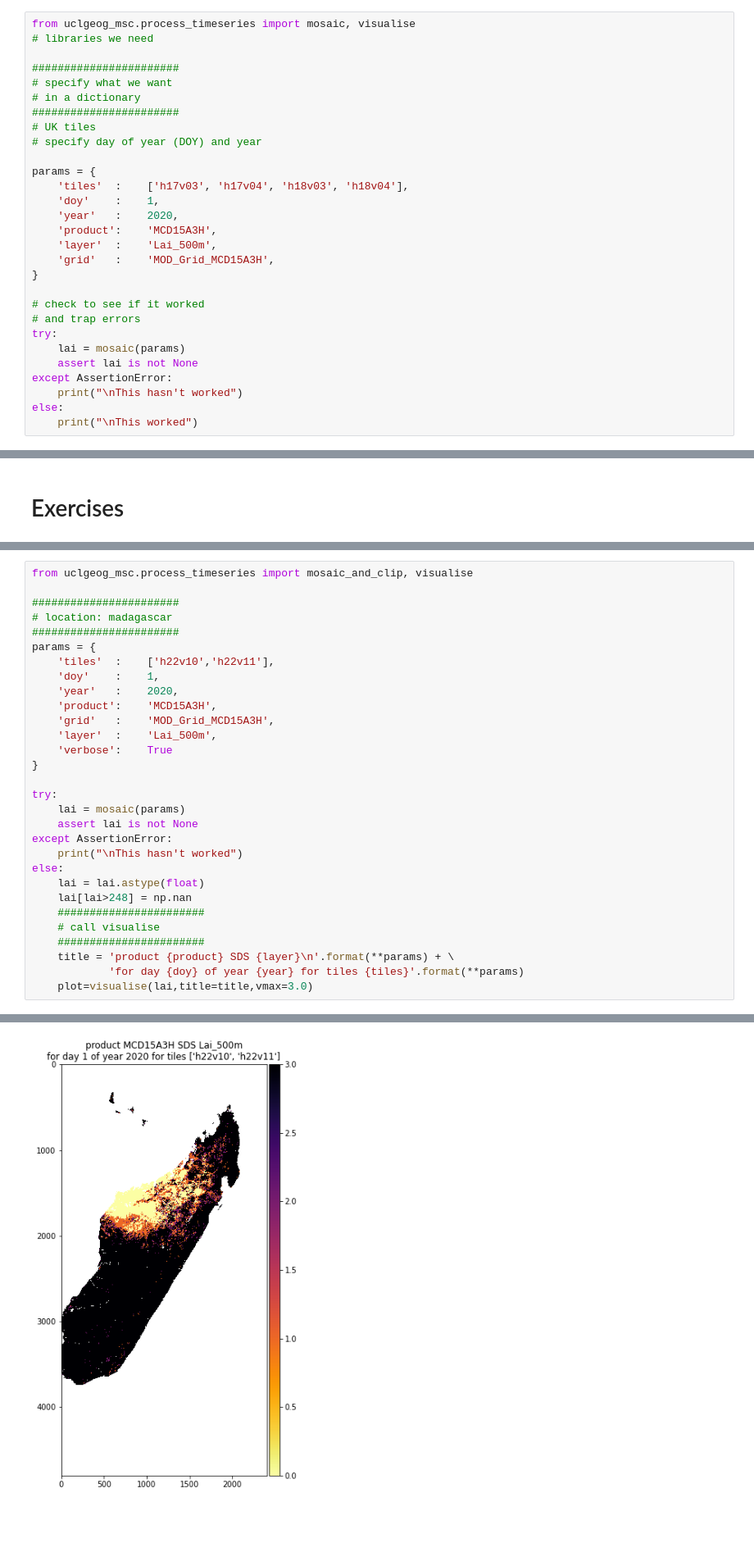
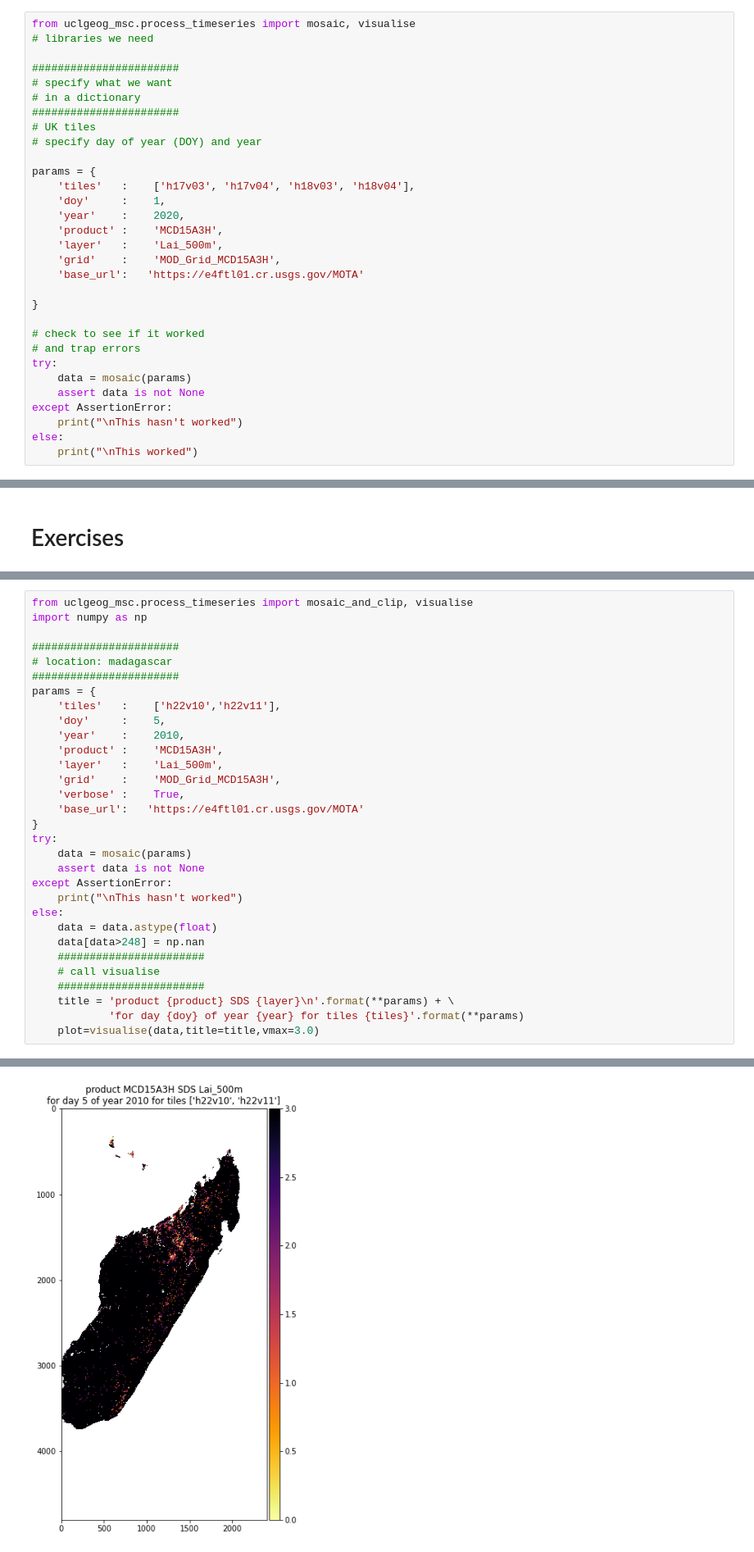
Before and after one commit to UCL-EO/uclgeog_msc_core, a Jupyter notebook: NASA MODIS Earthdata.ipynb, the cells around one changed output, grey strips where cells are left out. Shown at 82% size. Drawn from its saved outputs; the diff is of its cells as text; blank space fills up the shorter version.

```diff
--- a/NASA MODIS Earthdata.ipynb
+++ b/NASA MODIS Earthdata.ipynb
@@ -282,19 +304,21 @@ from uclgeog_msc.process_timeseries import mosaic, visualise
 # specify day of year (DOY) and year
 
 params = {
-    'tiles'  :    ['h17v03', 'h17v04', 'h18v03', 'h18v04'],
-    'doy'    :    1,
-    'year'   :    2020,
-    'product':    'MCD15A3H',
-    'layer'  :    'Lai_500m',
-    'grid'   :    'MOD_Grid_MCD15A3H',
+    'tiles'   :    ['h17v03', 'h17v04', 'h18v03', 'h18v04'],
+    'doy'     :    1,
+    'year'    :    2020,
+    'product' :    'MCD15A3H',
+    'layer'   :    'Lai_500m',
+    'grid'    :    'MOD_Grid_MCD15A3H',
+    'base_url':   'https://e4ftl01.cr.usgs.gov/MOTA'
+
 }
 
 # check to see if it worked
 # and trap errors
 try:
-    lai = mosaic(params)
-    assert lai is not None
+    data = mosaic(params)
+    assert data is not None
 except AssertionError:
     print("\nThis hasn't worked")
 else:
@@ -479,33 +553,34 @@ As before, put comments in your code using `#` to start a comment, to describe w
 You might want to set `verbose` to `True` to get some feedback on what is going on.
 # %%
 from uclgeog_msc.process_timeseries import mosaic_and_clip, visualise
+import numpy as np
 
 #######################
 # location: madagascar
 #######################
 params = {
-    'tiles'  :    ['h22v10','h22v11'],
-    'doy'    :    1,
-    'year'   :    2020,
-    'product':    'MCD15A3H',
-    'grid'   :    'MOD_Grid_MCD15A3H',
-    'layer'  :    'Lai_500m',
-    'verbose':    True
+    'tiles'   :    ['h22v10','h22v11'],
+    'doy'     :    5,
+    'year'    :    2010,
+    'product' :    'MCD15A3H',
+    'layer'   :    'Lai_500m',
+    'grid'    :    'MOD_Grid_MCD15A3H',
+    'verbose' :    True,
+    'base_url':   'https://e4ftl01.cr.usgs.gov/MOTA'
 }
-
 try:
-    lai = mosaic(params)
-    assert lai is not None
+    data = mosaic(params)
+    assert data is not None
 except AssertionError:
     print("\nThis hasn't worked")
 else:
-    lai = lai.astype(float)
-    lai[lai>248] = np.nan
+    data = data.astype(float)
+    data[data>248] = np.nan
     #######################
     # call visualise
     #######################
     title = 'product {product} SDS {layer}\n'.format(**params) + \
             'for day {doy} of year {year} for tiles {tiles}'.format(**params)
-    plot=visualise(lai,title=title,vmax=3.0)
+    plot=visualise(data,title=title,vmax=3.0)
 # %% [output]
 Testing for MODIS files on this computer ...
@@ -520,7 +595,7 @@ dataset: ['HDF4_EOS:EOS_GRID:"data/MCD15A3H.A2020001.h22v10.006.2020006034034.hd
 output format MEM
 No data value: 255
 returning data array
-[figure, old version]
+[figure, new version]
 # %% [markdown]
 ### Exercise: change the SDS
 
```
Also changed, not shown: parts of 20 cells of this notebook, 1 other file.
